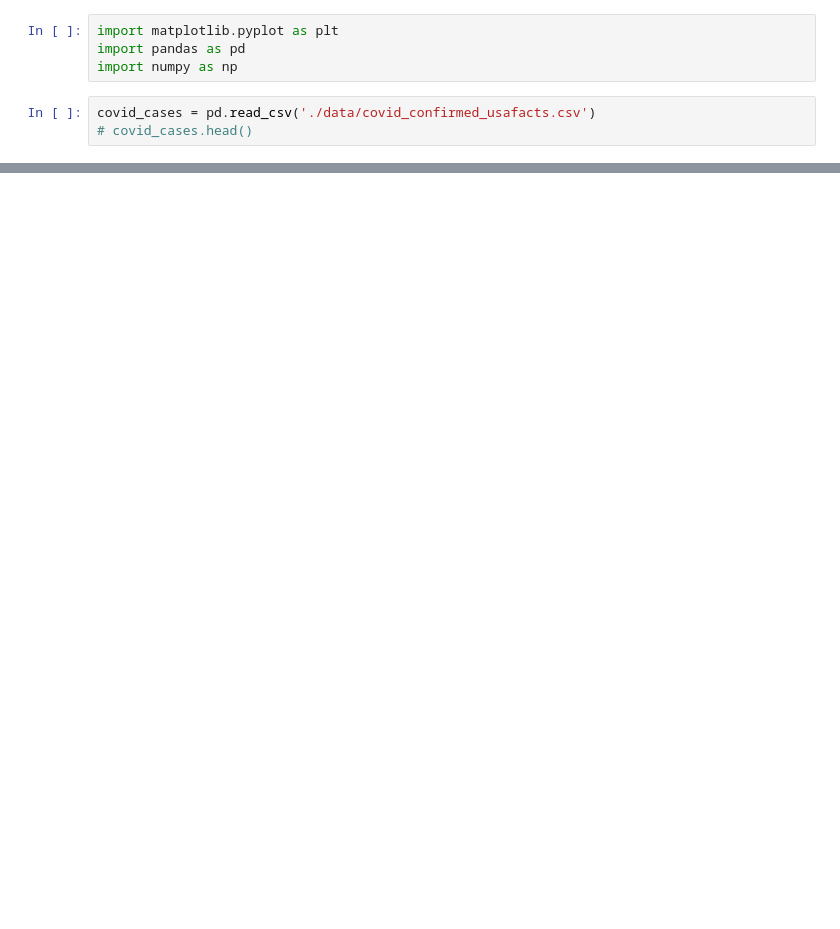
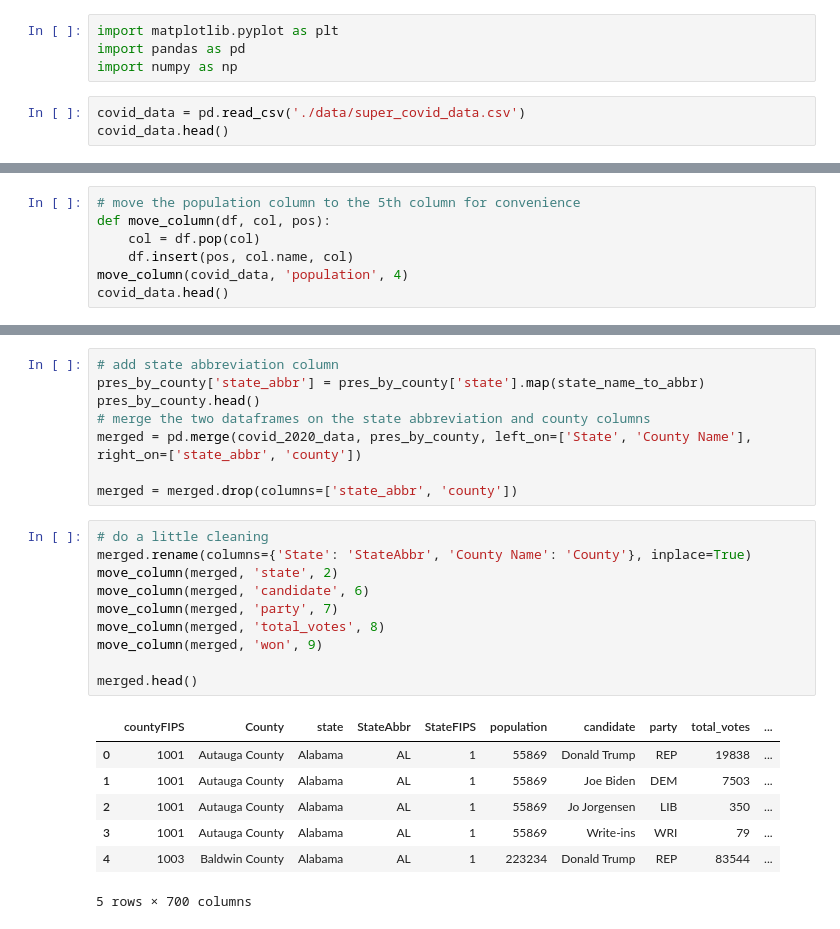
Before and after one commit to smbarber2/405ProjectGroup1, a Jupyter notebook: derek.ipynb, the cells around one changed output, grey strips where cells are left out. Drawn from its saved outputs; the diff is of its cells as text; blank space fills up the shorter version.

```diff
--- a/derek.ipynb
+++ b/derek.ipynb
@@ -3,5 +3,5 @@ import matplotlib.pyplot as plt
 import pandas as pd
 import numpy as np
 # %%
-covid_cases = pd.read_csv('./data/covid_confirmed_usafacts.csv')
-# covid_cases.head()
+covid_data = pd.read_csv('./data/super_covid_data.csv')
+covid_data.head()
@@ -7,0 +16,7 @@ covid_cases = pd.read_csv('./data/covid_confirmed_usafacts.csv')
+# %%
+# move the population column to the 5th column for convenience
+def move_column(df, col, pos):
+    col = df.pop(col)
+    df.insert(pos, col.name, col)
+move_column(covid_data, 'population', 4)
+covid_data.head()
@@ -28,0 +145,26 @@ pres_by_county = pd.read_csv('./data/president_county_candidate.csv')
+# %%
+# add state abbreviation column
+pres_by_county['state_abbr'] = pres_by_county['state'].map(state_name_to_abbr)
+pres_by_county.head()
+# merge the two dataframes on the state abbreviation and county columns
+merged = pd.merge(covid_2020_data, pres_by_county, left_on=['State', 'County Name'], right_on=['state_abbr', 'county'])
+
+merged = merged.drop(columns=['state_abbr', 'county'])
+# %%
+# do a little cleaning
+merged.rename(columns={'State': 'StateAbbr', 'County Name': 'County'}, inplace=True)
+move_column(merged, 'state', 2)
+move_column(merged, 'candidate', 6)
+move_column(merged, 'party', 7)
+move_column(merged, 'total_votes', 8)
+move_column(merged, 'won', 9)
+
+merged.head()
+# %% [output]
+|  | countyFIPS | County | state | StateAbbr | StateFIPS | population | candidate | party | total_votes | ... |
+| 0 | 1001 | Autauga County | Alabama | AL | 1 | 55869 | Donald Trump | REP | 19838 | ... |
+| 1 | 1001 | Autauga County | Alabama | AL | 1 | 55869 | Joe Biden | DEM | 7503 | ... |
+| 2 | 1001 | Autauga County | Alabama | AL | 1 | 55869 | Jo Jorgensen | LIB | 350 | ... |
+| 3 | 1001 | Autauga County | Alabama | AL | 1 | 55869 | Write-ins | WRI | 79 | ... |
+| 4 | 1003 | Baldwin County | Alabama | AL | 1 | 223234 | Donald Trump | REP | 83544 | ... |
+5 rows × 700 columns
```
Also changed, not shown: parts of 12 cells of this notebook.
